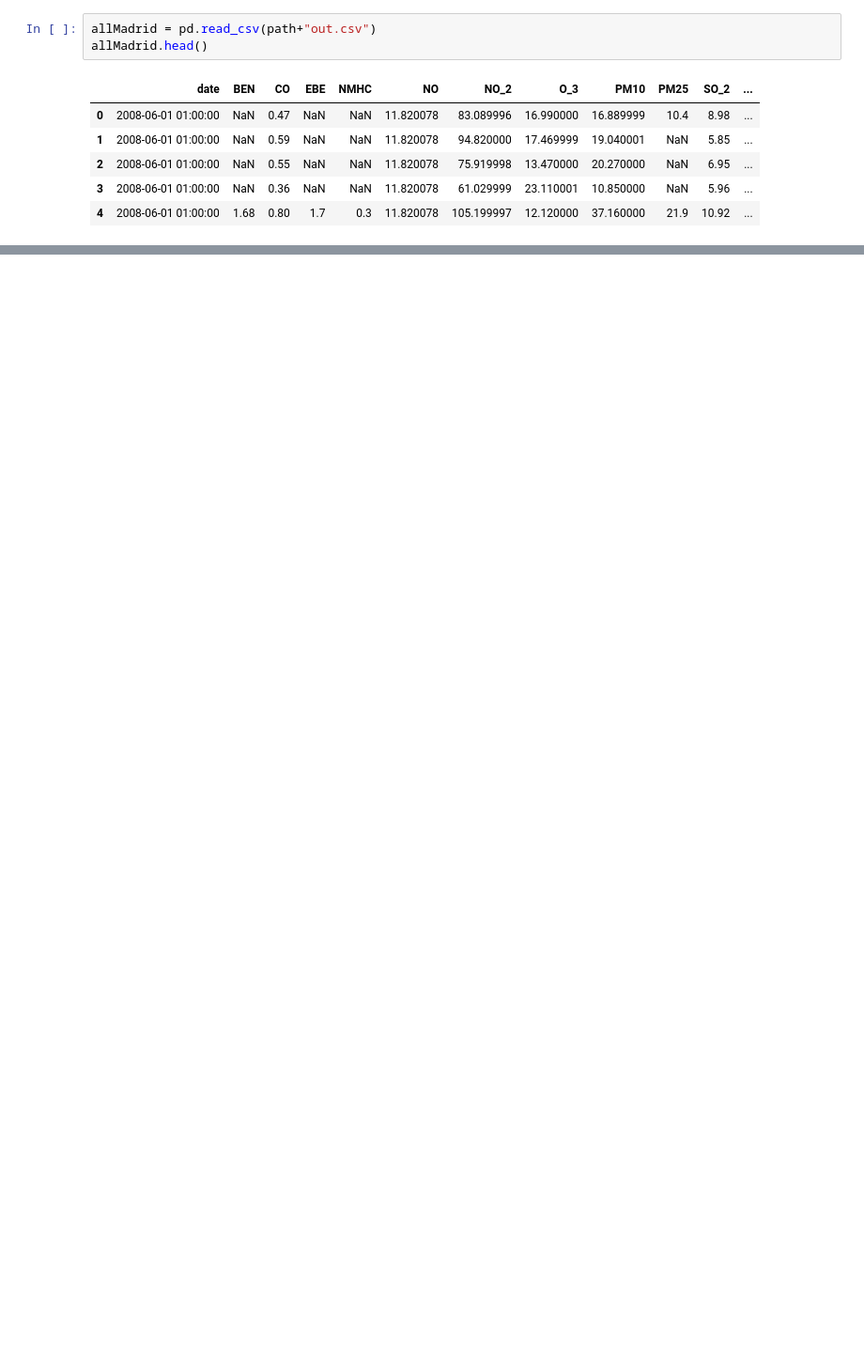
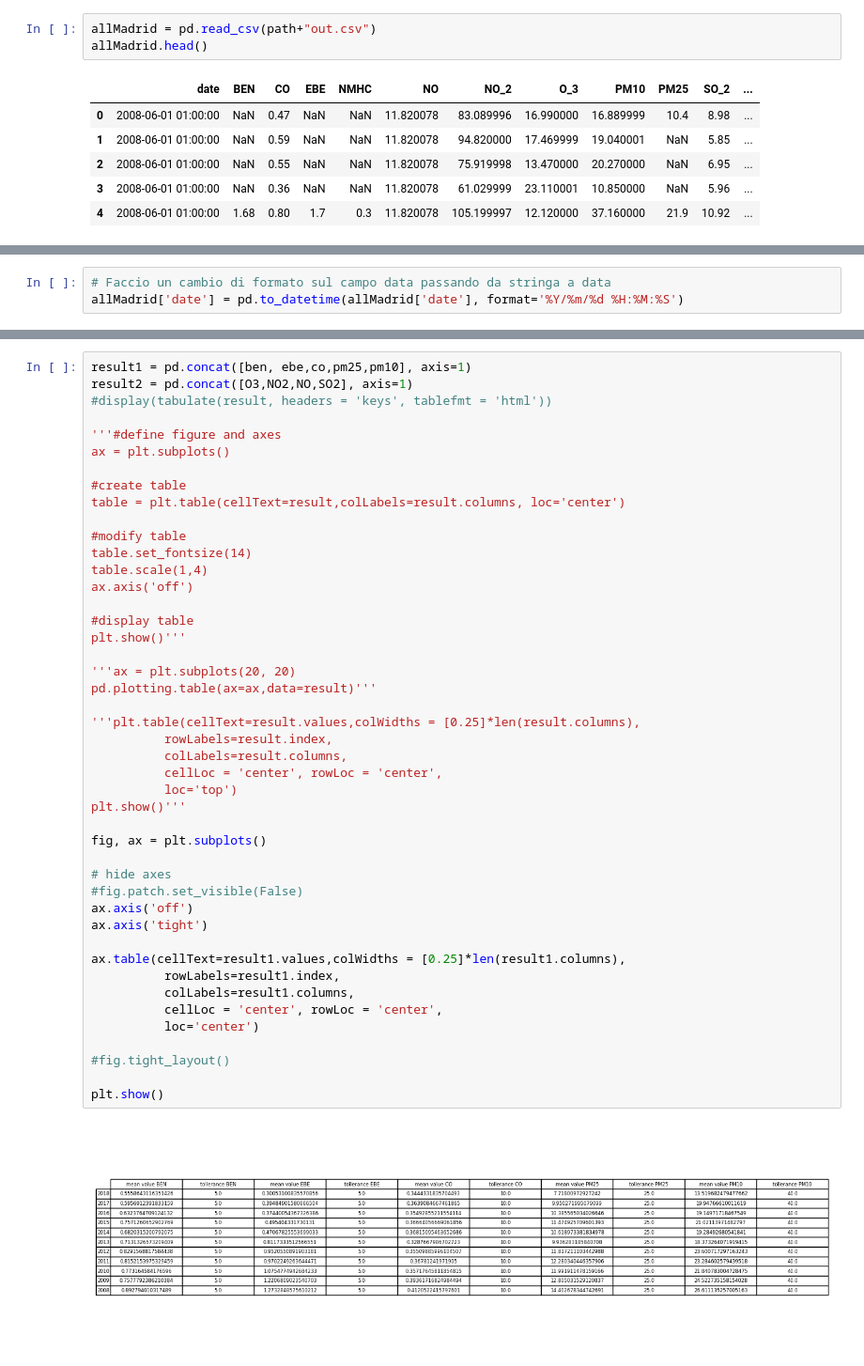
Before and after one commit to ChiaraAmalia/DataScience2Project, a Jupyter notebook: Data2Analysis.ipynb, the cells around one changed output, grey strips where cells are left out. Shown at 94% size. Drawn from its saved outputs; the diff is of its cells as text; blank space fills up the shorter version.

```diff
--- a/Data2Analysis.ipynb
+++ b/Data2Analysis.ipynb
@@ -30,0 +33,3 @@ plt.show()
+# %%
+# Faccio un cambio di formato sul campo data passando da stringa a data
+allMadrid['date'] = pd.to_datetime(allMadrid['date'], format='%Y/%m/%d %H:%M:%S')
@@ -30,0 +484,47 @@ plt.show()
+# %%
+result1 = pd.concat([ben, ebe,co,pm25,pm10], axis=1)
+result2 = pd.concat([O3,NO2,NO,SO2], axis=1)
+#display(tabulate(result, headers = 'keys', tablefmt = 'html'))
+
+'''#define figure and axes
+ax = plt.subplots()
+
+#create table
+table = plt.table(cellText=result,colLabels=result.columns, loc='center')
+
+#modify table
+table.set_fontsize(14)
+table.scale(1,4)
+ax.axis('off')
+
+#display table
+plt.show()'''
+
+'''ax = plt.subplots(20, 20)
+pd.plotting.table(ax=ax,data=result)'''
+
+'''plt.table(cellText=result.values,colWidths = [0.25]*len(result.columns),
+          rowLabels=result.index,
+          colLabels=result.columns,
+          cellLoc = 'center', rowLoc = 'center',
+          loc='top')
+plt.show()'''
+
+fig, ax = plt.subplots()
+
+# hide axes
+#fig.patch.set_visible(False)
+ax.axis('off')
+ax.axis('tight')
+
+ax.table(cellText=result1.values,colWidths = [0.25]*len(result1.columns),
+          rowLabels=result1.index,
+          colLabels=result1.columns,
+          cellLoc = 'center', rowLoc = 'center',
+          loc='center')
+
+#fig.tight_layout()
+
+plt.show()
+# %% [output]
+[figure, added]
```
Also changed, not shown: parts of 12 cells of this notebook, 1 other file.
